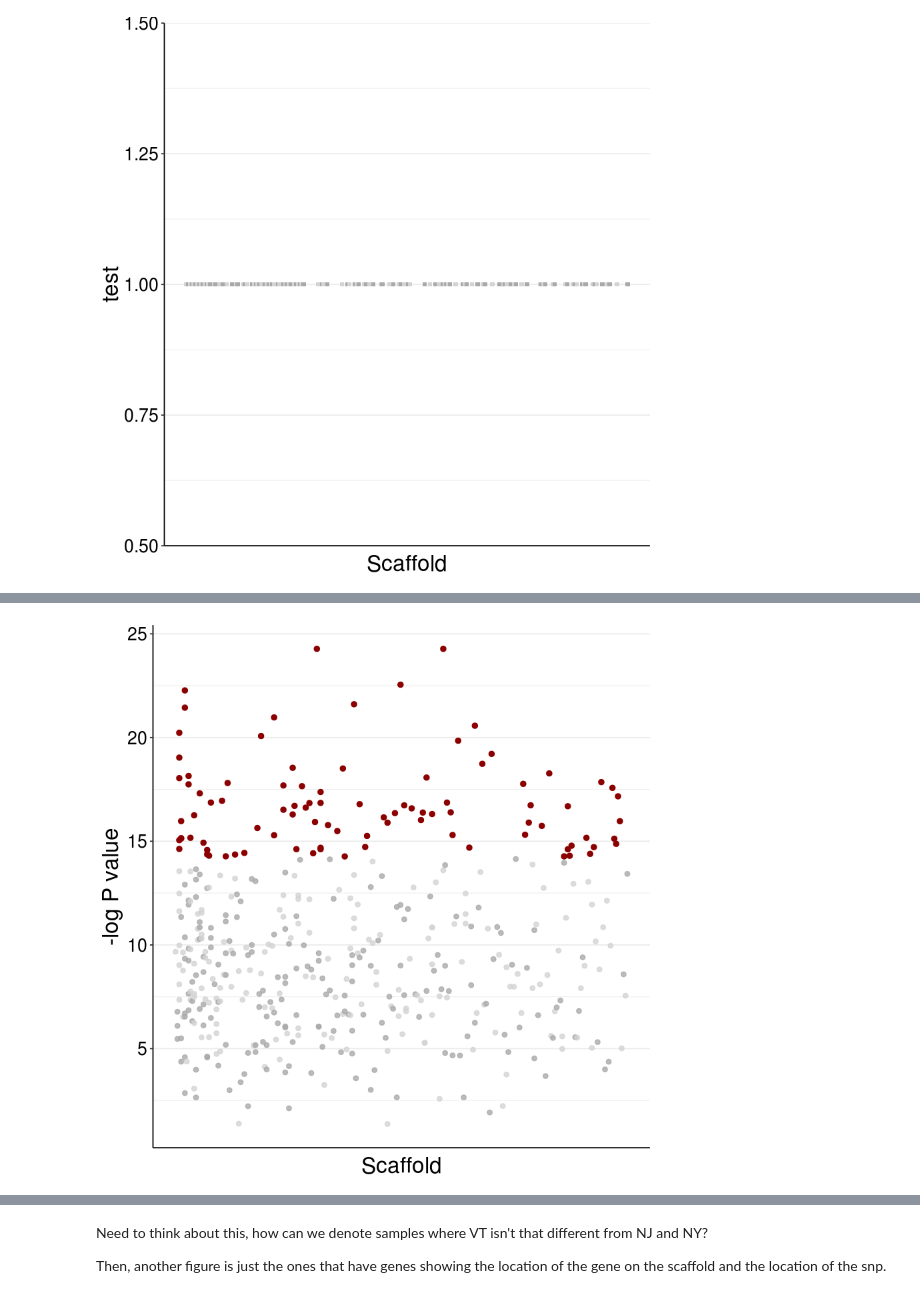
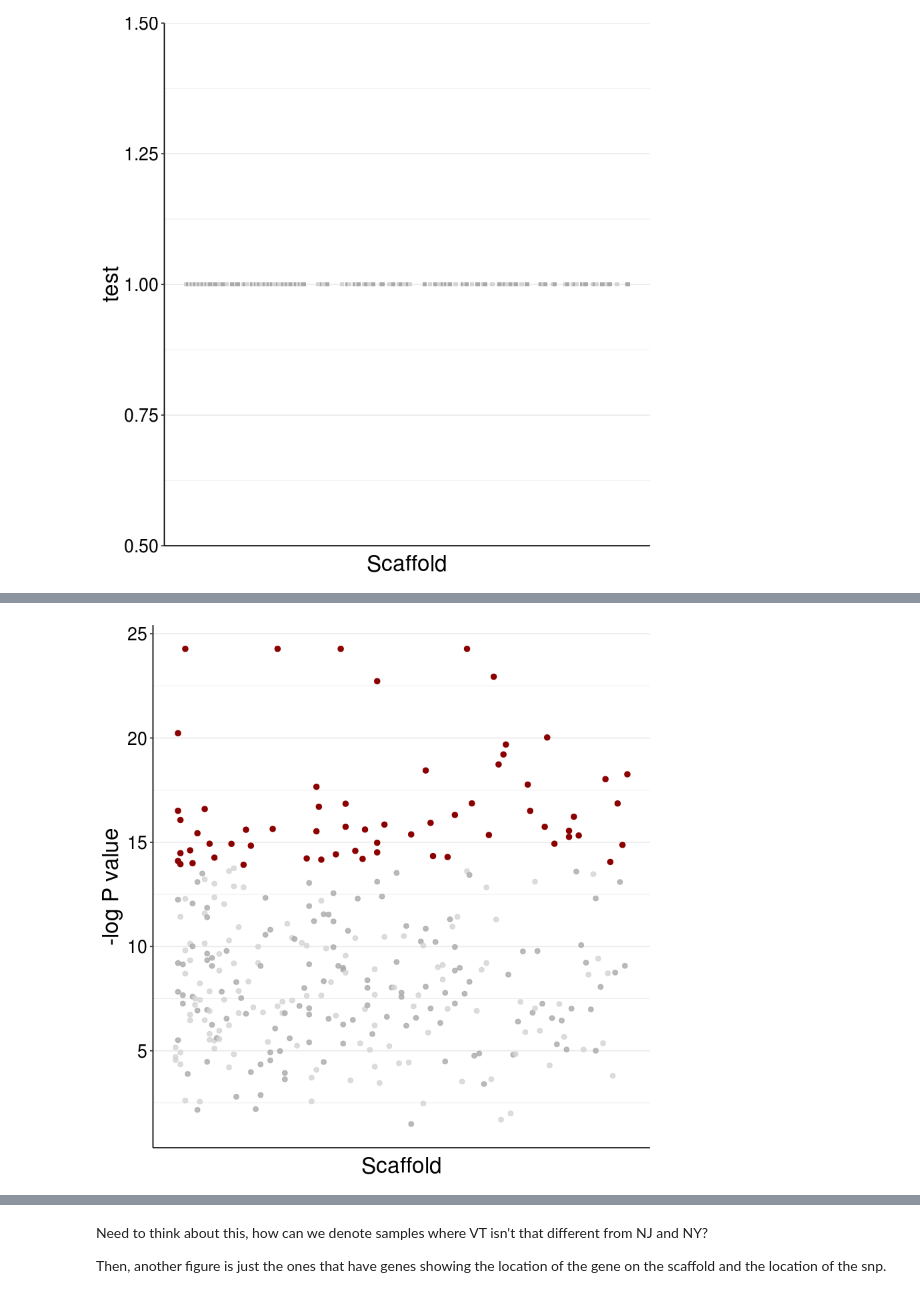
Before and after one commit to sagw/WNS_WGS, a Jupyter notebook: Notebooks/Angsd_all_SNP_graphs.ipynb, the cells around one changed output, grey strips where cells are left out. Drawn from its saved outputs; the diff is of its cells as text; code cells hidden in the pictures.

```diff
--- a/Notebooks/Angsd_all_SNP_graphs.ipynb
+++ b/Notebooks/Angsd_all_SNP_graphs.ipynb
@@ -646 +786,4 @@ comPvaluesChrNJNY50=read.csv("~/WGS/SNPS/All_mylu/snps/NJNY50_comPvaluesNe424_29
+# %%
+comPvaluesChrNJNY50_nr=read.csv("/data/sarahgw/WGS/SNPS/All_mylu/snps/NJNY50_comPvaluesNe424_296_nr.csv")
+comPvaluesChrNJNY50out_nr=read.csv("/data/sarahgw/WGS/SNPS/All_mylu/snps/NJNY50out_comPvaluesNe424_296_nr.csv")
 # %%
@@ -667,2 +806,6 @@ colnames(allpvals)=c("CumBP","Scaf", "BP", "P")
 allpvals$CHR=as.numeric(allpvals$Scaf)
+# %%
+allpvalsout=comPvaluesChrNJNY50out_nr[,c("X", "Scaffold", "SNP", "Comp")]
+colnames(allpvalsout)=c("CumBP","Scaf", "BP", "P")
+allpvalsout$CHR=as.numeric(allpvalsout$Scaf)
 # %%
@@ -678,6 +821,6 @@ head(allpvals)
 # %%
-allpvalssnp=merge(allpvals, SNPs, by=c("Scaf", "BP"), all.x=T)
-allpvalssnpout=merge(allpvals, SNPsout, by=c("Scaf", "BP"), all.x=T)
+#allpvalssnp=merge(allpvals, SNPs, by=c("Scaf", "BP"), all.x=T)
+allpvalssnpout=merge(allpvalsout, SNPsout, by=c("Scaf", "BP"), all.x=T)
 # %%
 head(allpvalssnpout)
 # %% [output]
@@ -895,19 +1034,21 @@ head(allpvalssnp)
+# %%
+allpvalssnpout=allpvalssnpout[order(allpvalssnpout$P),]
 # %%
-ggplot(allpvalssnp, aes(x=CHR, y=-log(P))) +
+ggplot(allpvalssnpout, aes(x=CHR, y=-log(P))) +
     geom_point(aes(color=as.factor(CHR)), alpha=0.8, size=1.8) +
  scale_color_manual(values = rep(c("lightgrey", "darkgrey"), 244 ))+
-   geom_point(data=subset(allpvalssnp, SNP==1), color="darkred", size=2) +
+   geom_point(data=subset(allpvalssnpout, SNP==1), color="darkred", size=2) +
     theme_bw() +
 xlab("Scaffold")+
     ylab("-log P value")+
 theme(legend.position="none", panel.border = element_blank(),
           panel.grid.major.x = element_blank(),
           panel.grid.minor.x = element_blank(),
           axis.text.x=element_blank(),
           axis.ticks.x=element_blank(), axis.line=element_line(color="black"), axis.text=element_text(color="black"),
           text = element_text(size=20)
      )
 # %% [output]
-[figure, old version]
+[figure, new version]
 # %%
 ggsave("/local/home/sarahgw/WGS/SNPS/All_mylu/plots/sigSNPsPvals.pdf", h=8, w=8)
```
Also changed, not shown: parts of 86 cells of this notebook.
